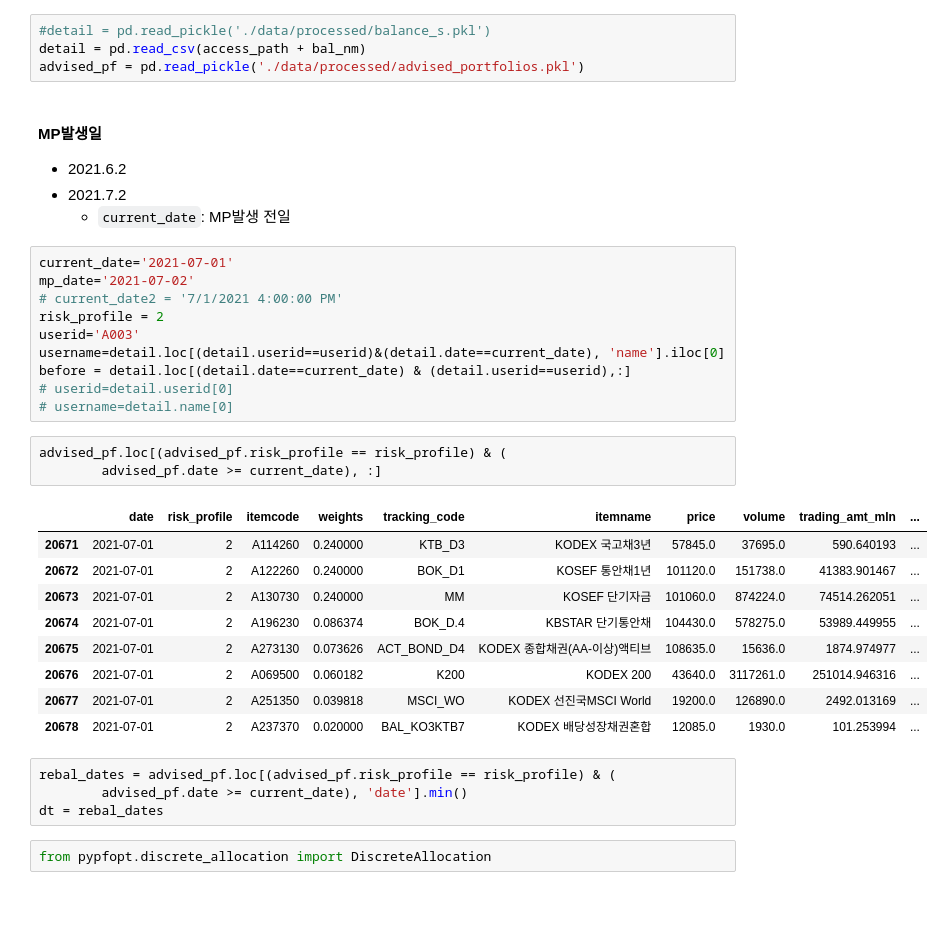
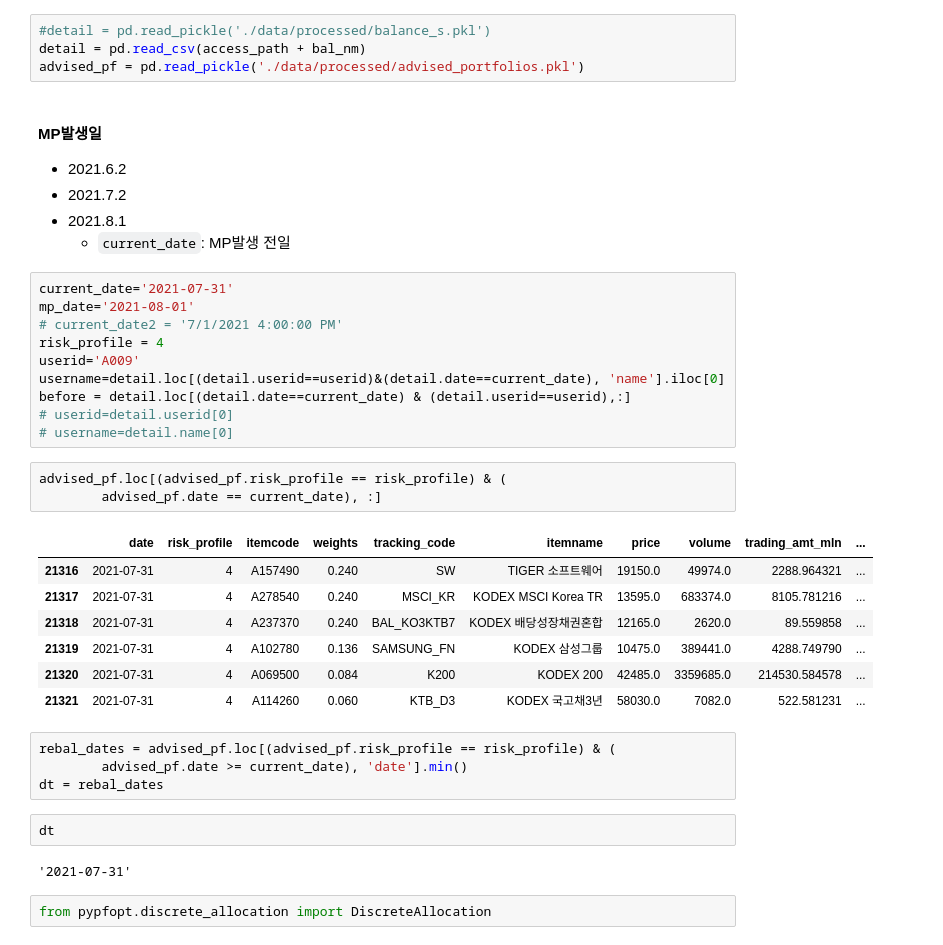
Before and after one commit to my2582/kisra, a Jupyter notebook: 3.rebalancing-20210701.ipynb, the cells around one changed output. Saved outputs shown, nothing was run; the diff lists cells and outputs as text; blank space fills up the shorter version.

```diff
--- a/3.rebalancing-20210701.ipynb
+++ b/3.rebalancing-20210701.ipynb
@@ -14,34 +14,37 @@ advised_pf = pd.read_pickle('./data/processed/advised_portfolios.pkl')
 #### MP발생일
 - 2021.6.2
 - 2021.7.2
+- 2021.8.1
   - `current_date`: MP발생 전일
 # %%
-current_date='2021-07-01'
-mp_date='2021-07-02'
+current_date='2021-07-31'
+mp_date='2021-08-01'
 # current_date2 = '7/1/2021 4:00:00 PM'
-risk_profile = 2
-userid='A003'
+risk_profile = 4
+userid='A009'
 username=detail.loc[(detail.userid==userid)&(detail.date==current_date), 'name'].iloc[0]
 before = detail.loc[(detail.date==current_date) & (detail.userid==userid),:]
 # userid=detail.userid[0]
 # username=detail.name[0]
 # %%
 advised_pf.loc[(advised_pf.risk_profile == risk_profile) & (
-        advised_pf.date >= current_date), :]
+        advised_pf.date == current_date), :]
 # %% [output]
 |  | date | risk_profile | itemcode | weights | tracking_code | itemname | price | volume | trading_amt_mln | ... |
-| 20671 | 2021-07-01 | 2 | A114260 | 0.240000 | KTB_D3 | KODEX 국고채3년 | 57845.0 | 37695.0 | 590.640193 | ... |
-| 20672 | 2021-07-01 | 2 | A122260 | 0.240000 | BOK_D1 | KOSEF 통안채1년 | 101120.0 | 151738.0 | 41383.901467 | ... |
-| 20673 | 2021-07-01 | 2 | A130730 | 0.240000 | MM | KOSEF 단기자금 | 101060.0 | 874224.0 | 74514.262051 | ... |
-| 20674 | 2021-07-01 | 2 | A196230 | 0.086374 | BOK_D.4 | KBSTAR 단기통안채 | 104430.0 | 578275.0 | 53989.449955 | ... |
-| 20675 | 2021-07-01 | 2 | A273130 | 0.073626 | ACT_BOND_D4 | KODEX 종합채권(AA-이상)액티브 | 108635.0 | 15636.0 | 1874.974977 | ... |
-| 20676 | 2021-07-01 | 2 | A069500 | 0.060182 | K200 | KODEX 200 | 43640.0 | 3117261.0 | 251014.946316 | ... |
-| 20677 | 2021-07-01 | 2 | A251350 | 0.039818 | MSCI_WO | KODEX 선진국MSCI World | 19200.0 | 126890.0 | 2492.013169 | ... |
-| 20678 | 2021-07-01 | 2 | A237370 | 0.020000 | BAL_KO3KTB7 | KODEX 배당성장채권혼합 | 12085.0 | 1930.0 | 101.253994 | ... |
+| 21316 | 2021-07-31 | 4 | A157490 | 0.240 | SW | TIGER 소프트웨어 | 19150.0 | 49974.0 | 2288.964321 | ... |
+| 21317 | 2021-07-31 | 4 | A278540 | 0.240 | MSCI_KR | KODEX MSCI Korea TR | 13595.0 | 683374.0 | 8105.781216 | ... |
+| 21318 | 2021-07-31 | 4 | A237370 | 0.240 | BAL_KO3KTB7 | KODEX 배당성장채권혼합 | 12165.0 | 2620.0 | 89.559858 | ... |
+| 21319 | 2021-07-31 | 4 | A102780 | 0.136 | SAMSUNG_FN | KODEX 삼성그룹 | 10475.0 | 389441.0 | 4288.749790 | ... |
+| 21320 | 2021-07-31 | 4 | A069500 | 0.084 | K200 | KODEX 200 | 42485.0 | 3359685.0 | 214530.584578 | ... |
+| 21321 | 2021-07-31 | 4 | A114260 | 0.060 | KTB_D3 | KODEX 국고채3년 | 58030.0 | 7082.0 | 522.581231 | ... |
 # %%
 rebal_dates = advised_pf.loc[(advised_pf.risk_profile == risk_profile) & (
         advised_pf.date >= current_date), 'date'].min()
 dt = rebal_dates
+# %%
+dt
+# %% [output]
+'2021-07-31'
 # %%
 from pypfopt.discrete_allocation import DiscreteAllocation
 # %%
```
Also changed, not shown: parts of 15 cells of this notebook, 49 other files.
